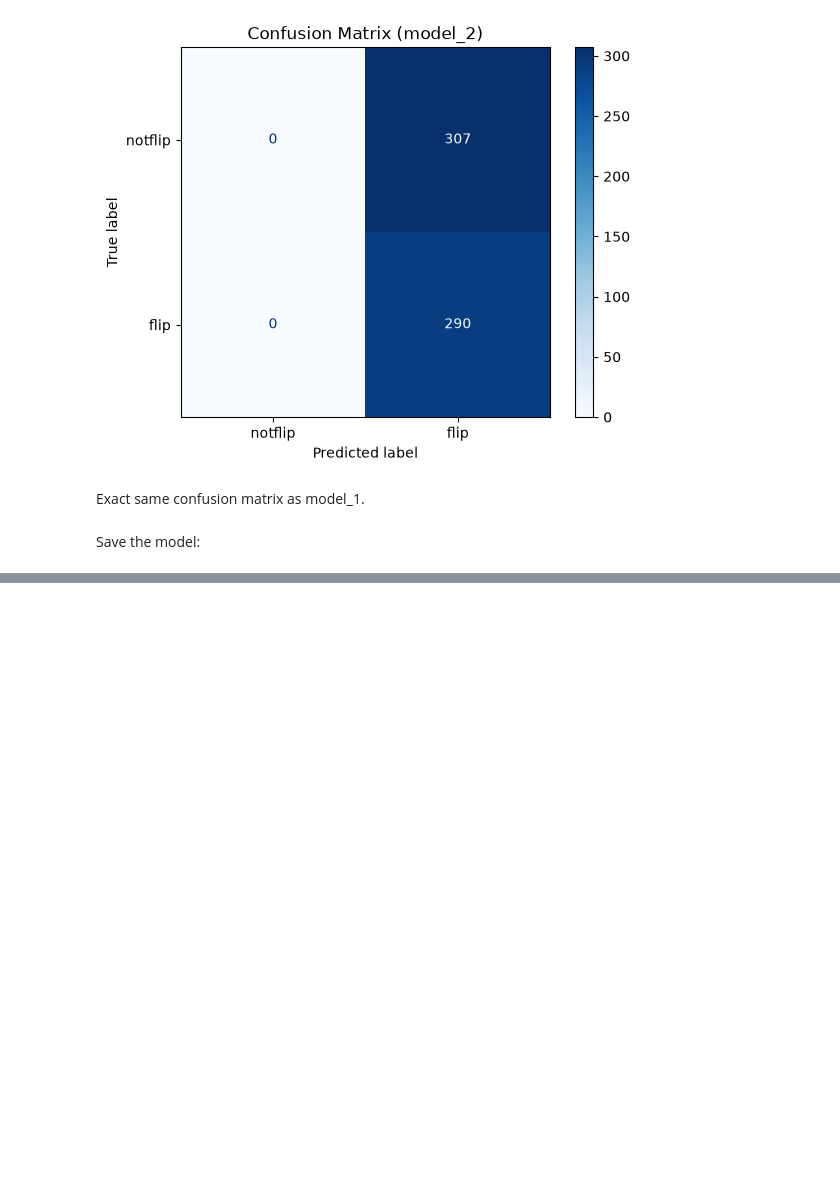
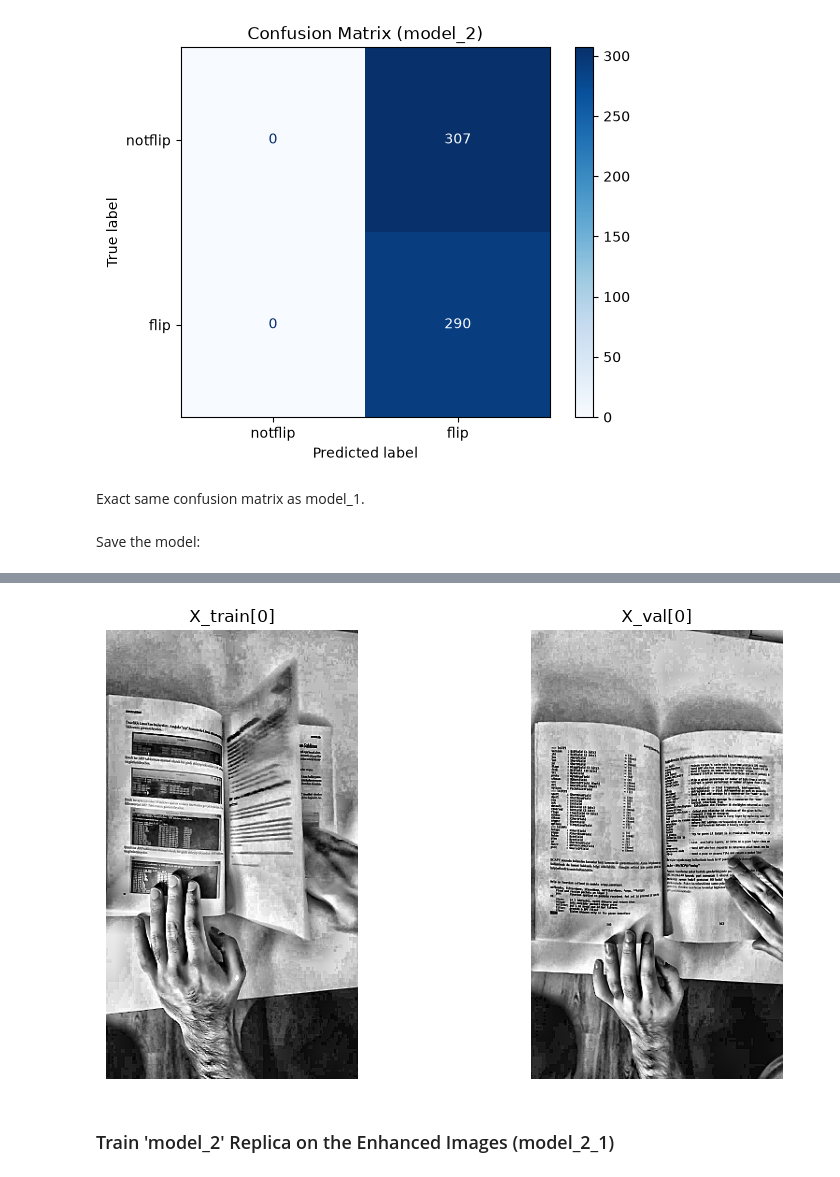
Before and after one commit to cameroncochrane/gejIeSjwpDqobLkc, a Jupyter notebook: notebooks/SFM_NB_4.ipynb, the cells around one changed output, grey strips where cells are left out. Cells and saved outputs as stored; diff of their text form; code cells hidden in the pictures; blank space fills up the shorter version.

```diff
--- a/notebooks/SFM_NB_4.ipynb
+++ b/notebooks/SFM_NB_4.ipynb
@@ -239,0 +354,31 @@ Saved history to 'C:\Users\cochr\Data Science Projects\gejIeSjwpDqobLkc\models\s
+# %%
+# Apply:
+enhancement_params = {
+    "gamma": 0.9,
+    "clahe_clip": 10.0,
+    "clahe_grid": (16, 16),
+    "sharpen_amount": 1.0,
+}
+
+X_train_enh = enhance_dataset(X_train, **enhancement_params)
+X_test_enh = enhance_dataset(X_test, **enhancement_params)
+# %%
+X_train, X_val, y_train, y_val = create_validation_set(X_train_enh, y_train)
+# %%
+# Display:
+fig, axes = plt.subplots(1, 2, figsize=(10, 5))
+
+axes[0].imshow(X_train[1].squeeze(), cmap="gray", vmin=0, vmax=1)
+axes[0].set_title("X_train[0]")
+axes[0].axis("off")
+
+axes[1].imshow(X_val[0].squeeze(), cmap="gray", vmin=0, vmax=1)
+axes[1].set_title("X_val[0]")
+axes[1].axis("off")
+
+plt.tight_layout()
+plt.show()
+# %% [output]
+[figure, added]
+# %% [markdown]
+<h3>Train 'model_2' Replica on the Enhanced Images (model_2_1)
```
Also changed, not shown: parts of 20 cells of this notebook, 3 other files.
